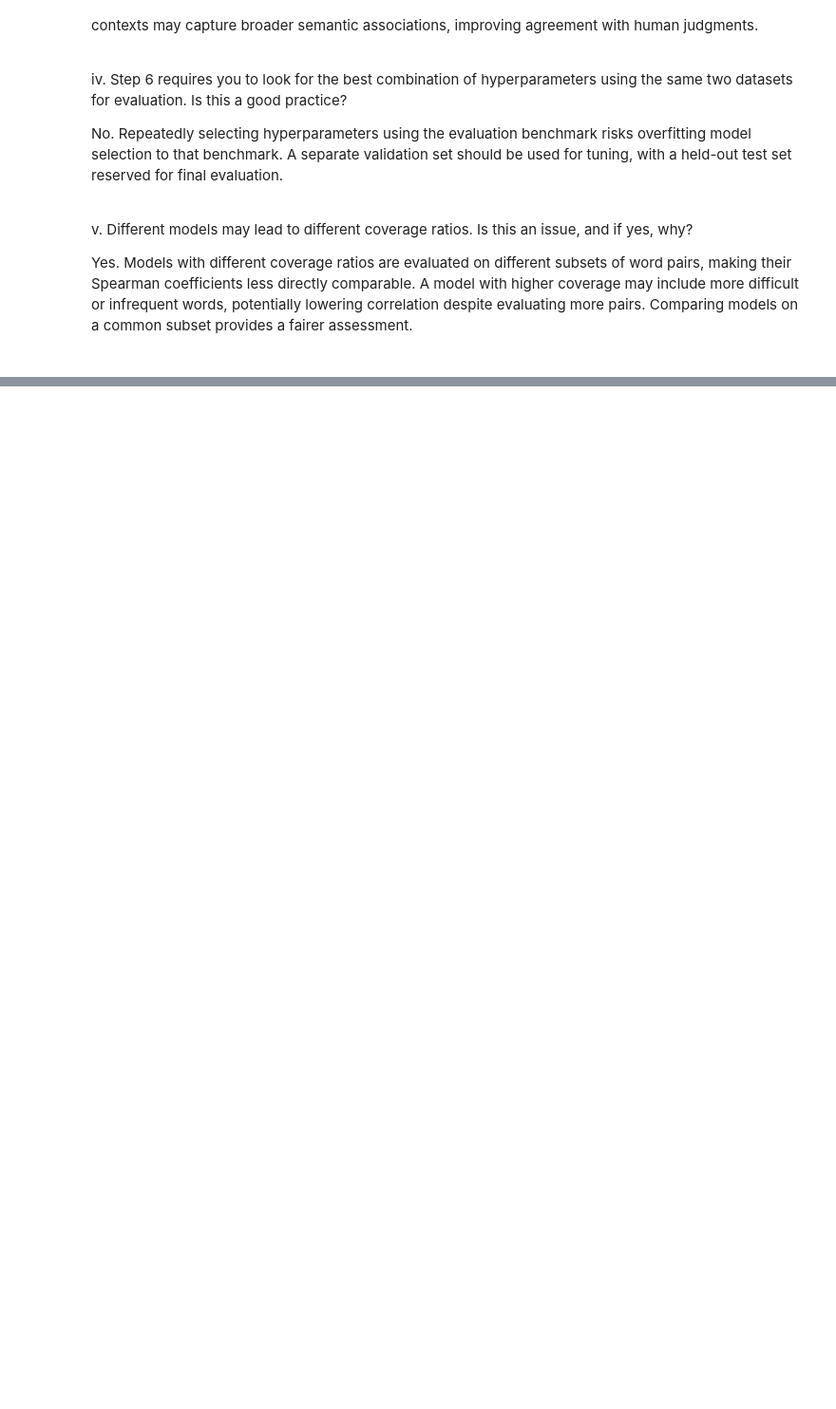
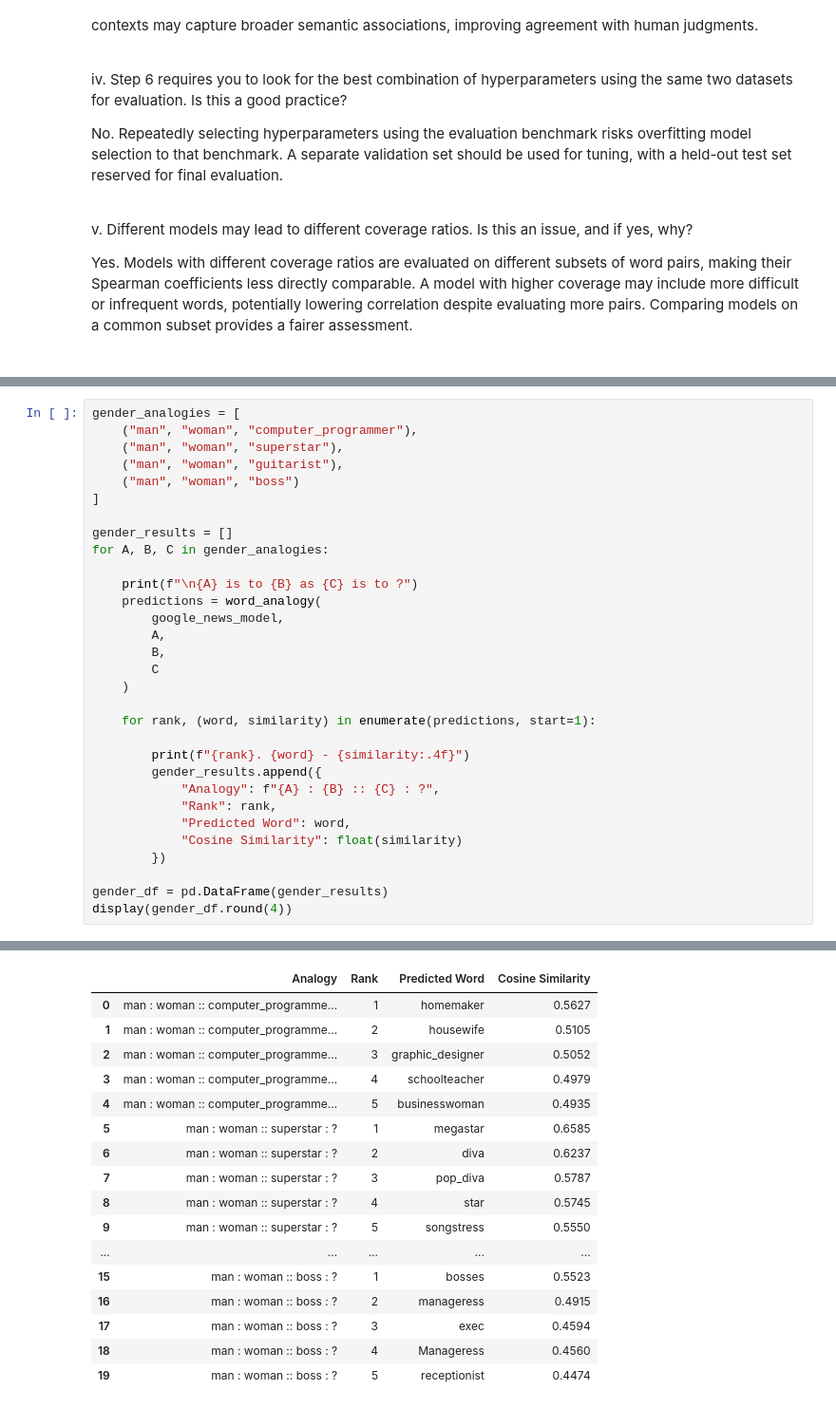
Before and after one commit to yvn2000/NLP_CW1, a Jupyter notebook: material/F21NL_CW1.ipynb, the cells around one changed output, grey strips where cells are left out. Shown at 95% size. Saved outputs shown, nothing was run; the diff lists cells and outputs as text; blank space fills up the shorter version.

```diff
--- a/material/F21NL_CW1.ipynb
+++ b/material/F21NL_CW1.ipynb
@@ -1757,0 +1881,32 @@ Yes. Models with different coverage ratios are evaluated on different subsets of
+# %%
+gender_analogies = [
+    ("man", "woman", "computer_programmer"),
+    ("man", "woman", "superstar"),
+    ("man", "woman", "guitarist"),
+    ("man", "woman", "boss")
+]
+
+gender_results = []
+for A, B, C in gender_analogies:
+
+    print(f"\n{A} is to {B} as {C} is to ?")
+    predictions = word_analogy(
+        google_news_model,
+        A,
+        B,
+        C
+    )
+
+    for rank, (word, similarity) in enumerate(predictions, start=1):
+
+        print(f"{rank}. {word} - {similarity:.4f}")
+        gender_results.append({
+            "Analogy": f"{A} : {B} :: {C} : ?",
+            "Rank": rank,
+            "Predicted Word": word,
+            "Cosine Similarity": float(similarity)
+        })
+
+gender_df = pd.DataFrame(gender_results)
+display(gender_df.round(4))
+# %% [output]
@@ -1757,0 +1930,17 @@ Yes. Models with different coverage ratios are evaluated on different subsets of
+|  | Analogy | Rank | Predicted Word | Cosine Similarity |
+| 0 | man : woman :: computer_programme... | 1 | homemaker | 0.5627 |
+| 1 | man : woman :: computer_programme... | 2 | housewife | 0.5105 |
+| 2 | man : woman :: computer_programme... | 3 | graphic_designer | 0.5052 |
+| 3 | man : woman :: computer_programme... | 4 | schoolteacher | 0.4979 |
+| 4 | man : woman :: computer_programme... | 5 | businesswoman | 0.4935 |
+| 5 | man : woman :: superstar : ? | 1 | megastar | 0.6585 |
+| 6 | man : woman :: superstar : ? | 2 | diva | 0.6237 |
+| 7 | man : woman :: superstar : ? | 3 | pop_diva | 0.5787 |
+| 8 | man : woman :: superstar : ? | 4 | star | 0.5745 |
+| 9 | man : woman :: superstar : ? | 5 | songstress | 0.5550 |
+| ... | ... | ... | ... | ... |
+| 15 | man : woman :: boss : ? | 1 | bosses | 0.5523 |
+| 16 | man : woman :: boss : ? | 2 | manageress | 0.4915 |
+| 17 | man : woman :: boss : ? | 3 | exec | 0.4594 |
+| 18 | man : woman :: boss : ? | 4 | Manageress | 0.4560 |
+| 19 | man : woman :: boss : ? | 5 | receptionist | 0.4474 |
```
Also changed, not shown: parts of 15 cells of this notebook.
